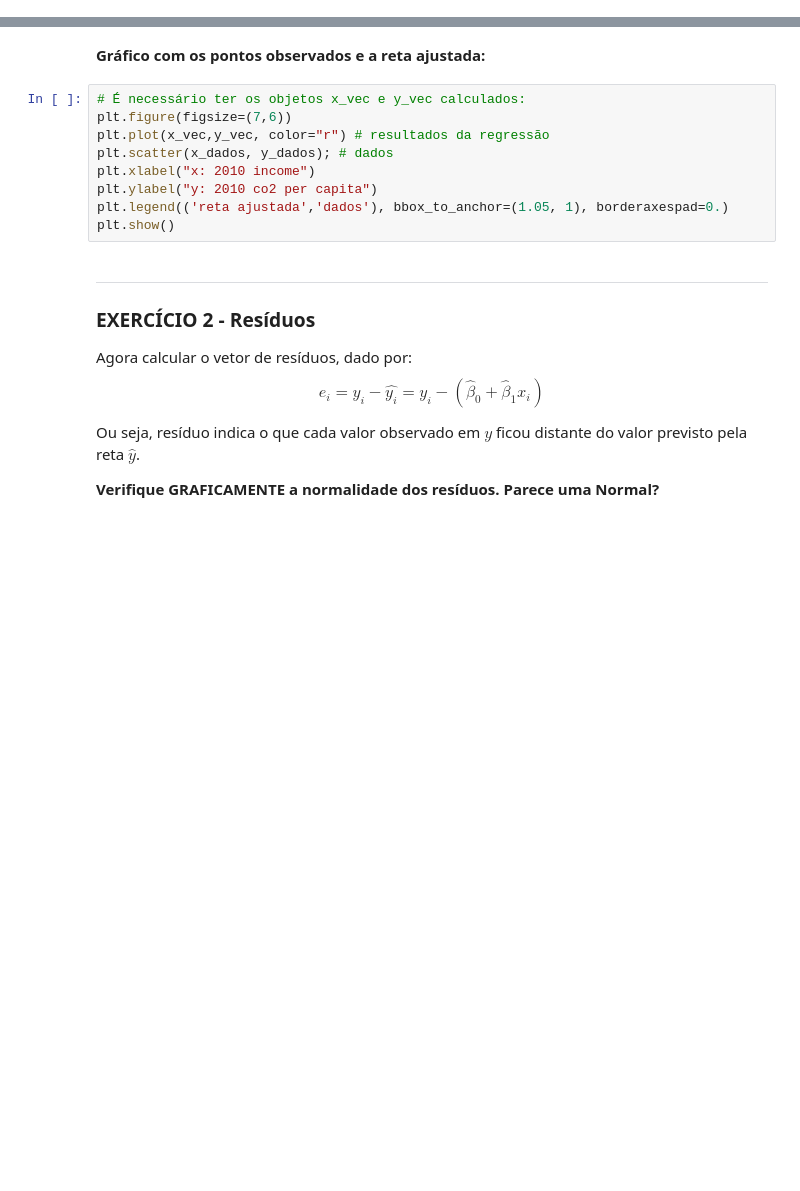
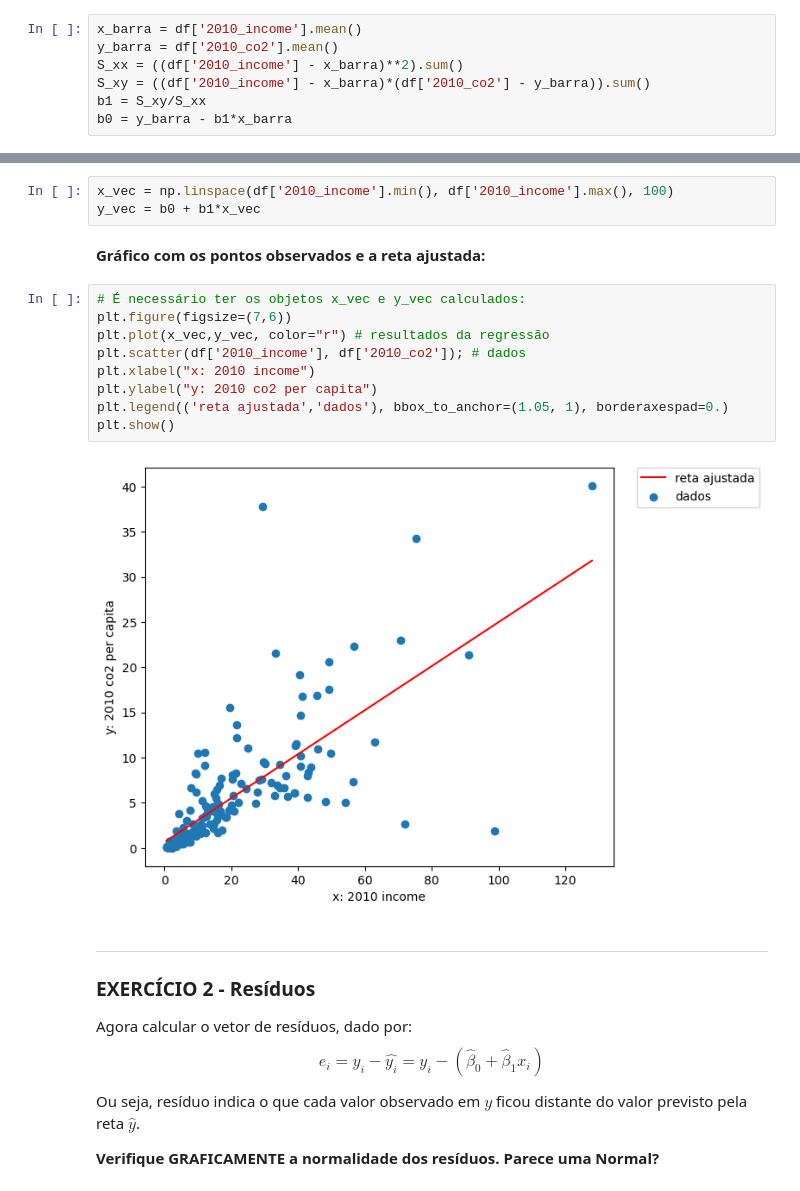
Before and after one commit to thevitorhideki/cdados, a Jupyter notebook: atividades/Aula24_Atividade_RegressaoSimples.ipynb, the cells around one changed output, grey strips where cells are left out. Drawn from its saved outputs; the diff is of its cells as text; blank space fills up the shorter version.

```diff
--- a/atividades/Aula24_Atividade_RegressaoSimples.ipynb
+++ b/atividades/Aula24_Atividade_RegressaoSimples.ipynb
@@ -175,3 +192,10 @@ Calcule os valores de $\bar{x}$ e $\bar{y}$. Calcule também $S_{XX}$ e $S_{XY}$
+# %%
+x_barra = df['2010_income'].mean()
+y_barra = df['2010_co2'].mean()
+S_xx = ((df['2010_income'] - x_barra)**2).sum()
+S_xy = ((df['2010_income'] - x_barra)*(df['2010_co2'] - y_barra)).sum()
+b1 = S_xy/S_xx
+b0 = y_barra - b1*x_barra
 # %% [markdown]
 <div id="verificando-resultados"></div>
 
@@ -187,14 +209,19 @@ Para tanto, serão construídos:
+# %%
+x_vec = np.linspace(df['2010_income'].min(), df['2010_income'].max(), 100)
+y_vec = b0 + b1*x_vec
 # %% [markdown]
 **Gráfico com os pontos observados e a reta ajustada:**
 # %%
 # É necessário ter os objetos x_vec e y_vec calculados:
 plt.figure(figsize=(7,6))
 plt.plot(x_vec,y_vec, color="r") # resultados da regressão
-plt.scatter(x_dados, y_dados); # dados
+plt.scatter(df['2010_income'], df['2010_co2']); # dados
 plt.xlabel("x: 2010 income")
 plt.ylabel("y: 2010 co2 per capita")
 plt.legend(('reta ajustada','dados'), bbox_to_anchor=(1.05, 1), borderaxespad=0.)
 plt.show()
+# %% [output]
+[figure, added]
 # %% [markdown]
 ___
 
```
Also changed, not shown: parts of 12 cells of this notebook, 3 other files.
